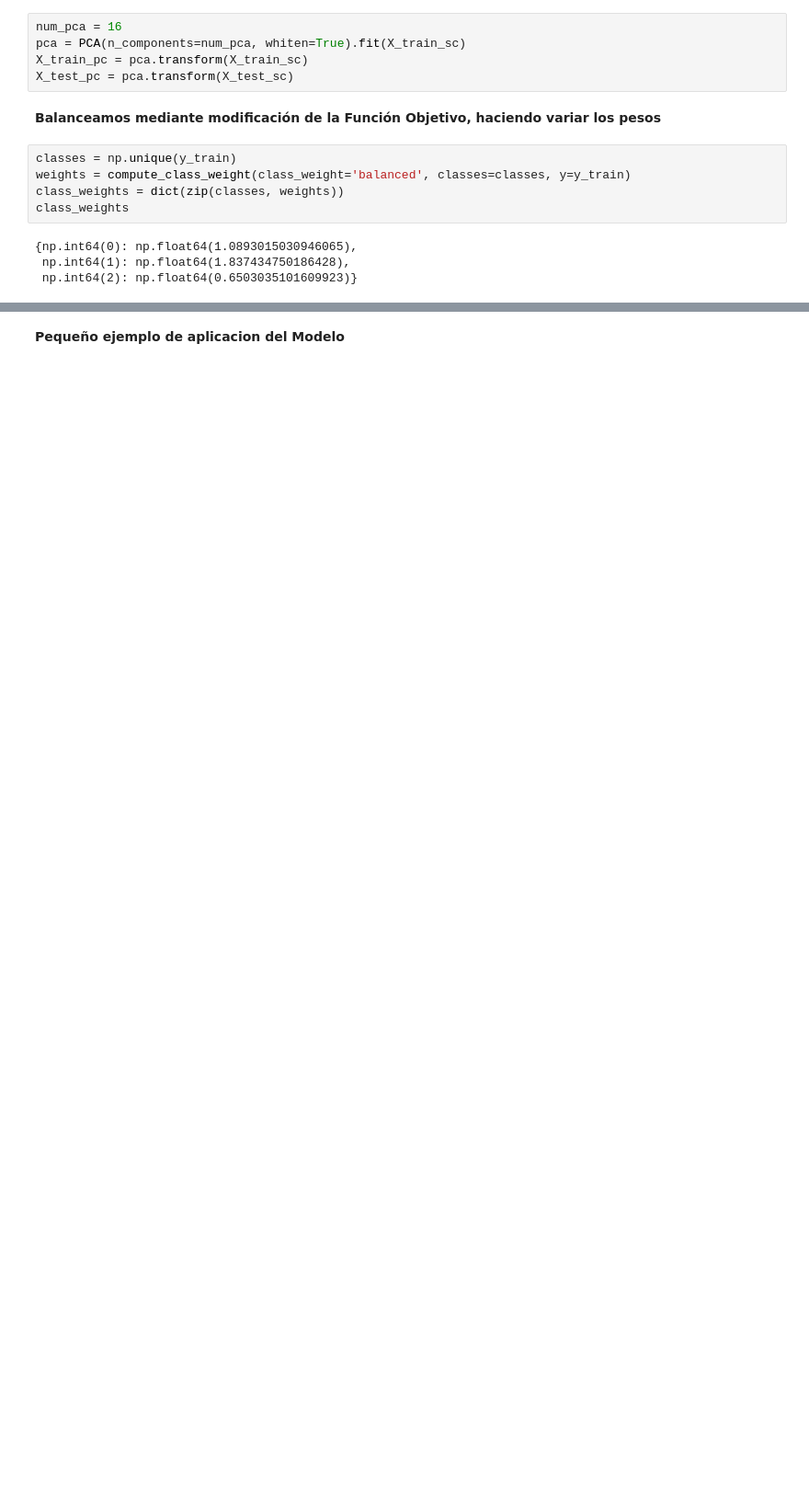
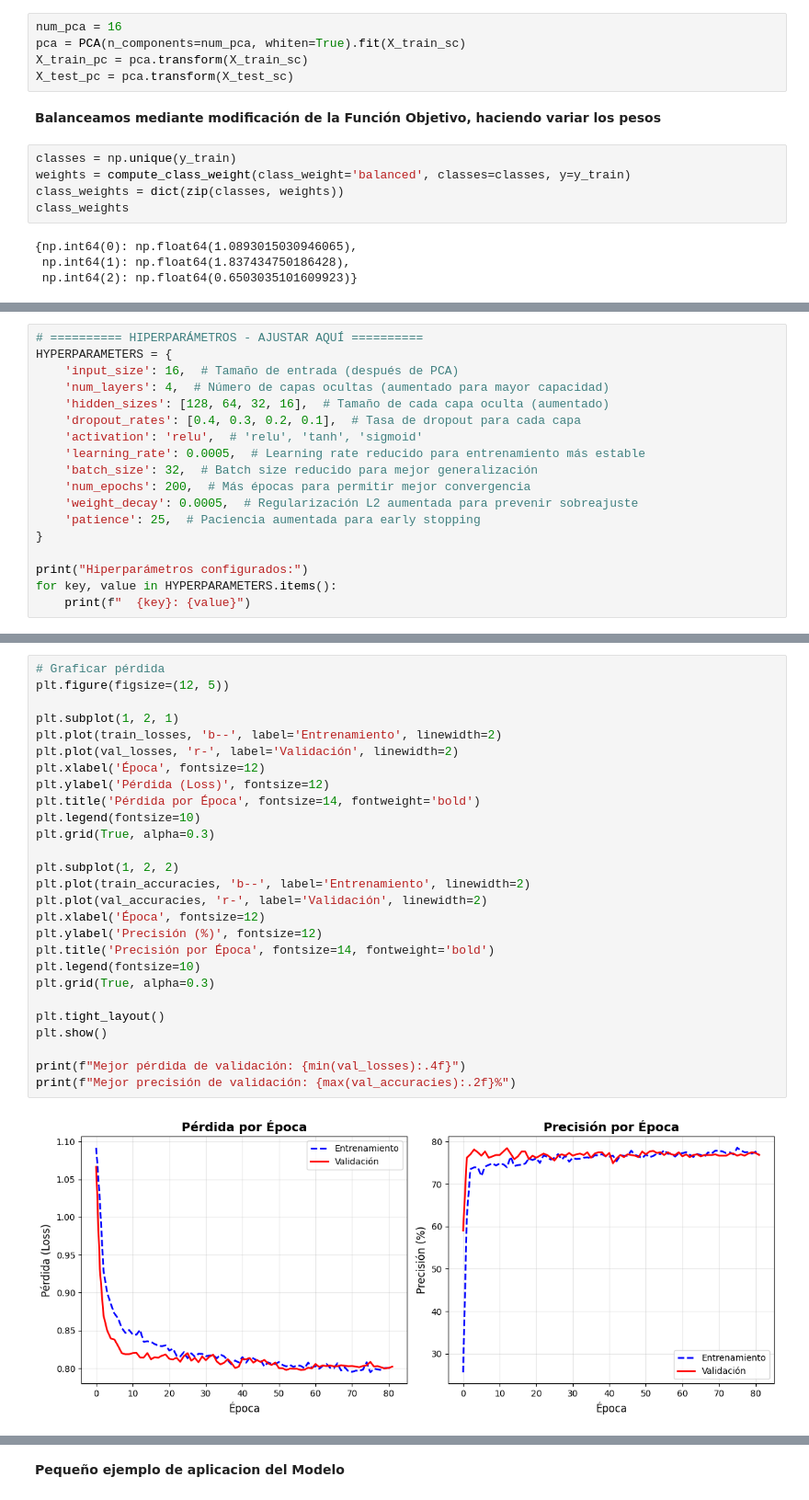
Before and after one commit to moriciii3/proyecto_redes_neuronales, a Jupyter notebook: notebook.ipynb, the cells around one changed output, grey strips where cells are left out. Shown at 92% size. Saved outputs shown, nothing was run; the diff lists cells and outputs as text; blank space fills up the shorter version.

```diff
--- a/notebook.ipynb
+++ b/notebook.ipynb
@@ -568,0 +428,18 @@ weighted avg       0.80      0.78      0.79       617
+# %%
+# ========== HIPERPARÁMETROS - AJUSTAR AQUÍ ==========
+HYPERPARAMETERS = {
+    'input_size': 16,  # Tamaño de entrada (después de PCA)
+    'num_layers': 4,  # Número de capas ocultas (aumentado para mayor capacidad)
+    'hidden_sizes': [128, 64, 32, 16],  # Tamaño de cada capa oculta (aumentado)
+    'dropout_rates': [0.4, 0.3, 0.2, 0.1],  # Tasa de dropout para cada capa
+    'activation': 'relu',  # 'relu', 'tanh', 'sigmoid'
+    'learning_rate': 0.0005,  # Learning rate reducido para entrenamiento más estable
+    'batch_size': 32,  # Batch size reducido para mejor generalización
+    'num_epochs': 200,  # Más épocas para permitir mejor convergencia
+    'weight_decay': 0.0005,  # Regularización L2 aumentada para prevenir sobreajuste
+    'patience': 25,  # Paciencia aumentada para early stopping
+}
+
+print("Hiperparámetros configurados:")
+for key, value in HYPERPARAMETERS.items():
+    print(f"  {key}: {value}")
@@ -568,0 +755,29 @@ weighted avg       0.80      0.78      0.79       617
+# %%
+# Graficar pérdida
+plt.figure(figsize=(12, 5))
+
+plt.subplot(1, 2, 1)
+plt.plot(train_losses, 'b--', label='Entrenamiento', linewidth=2)
+plt.plot(val_losses, 'r-', label='Validación', linewidth=2)
+plt.xlabel('Época', fontsize=12)
+plt.ylabel('Pérdida (Loss)', fontsize=12)
+plt.title('Pérdida por Época', fontsize=14, fontweight='bold')
+plt.legend(fontsize=10)
+plt.grid(True, alpha=0.3)
+
+plt.subplot(1, 2, 2)
+plt.plot(train_accuracies, 'b--', label='Entrenamiento', linewidth=2)
+plt.plot(val_accuracies, 'r-', label='Validación', linewidth=2)
+plt.xlabel('Época', fontsize=12)
+plt.ylabel('Precisión (%)', fontsize=12)
+plt.title('Precisión por Época', fontsize=14, fontweight='bold')
+plt.legend(fontsize=10)
+plt.grid(True, alpha=0.3)
+
+plt.tight_layout()
+plt.show()
+
+print(f"Mejor pérdida de validación: {min(val_losses):.4f}")
+print(f"Mejor precisión de validación: {max(val_accuracies):.2f}%")
+# %% [output]
+[figure, added]
```
Also changed, not shown: parts of 29 cells of this notebook.
